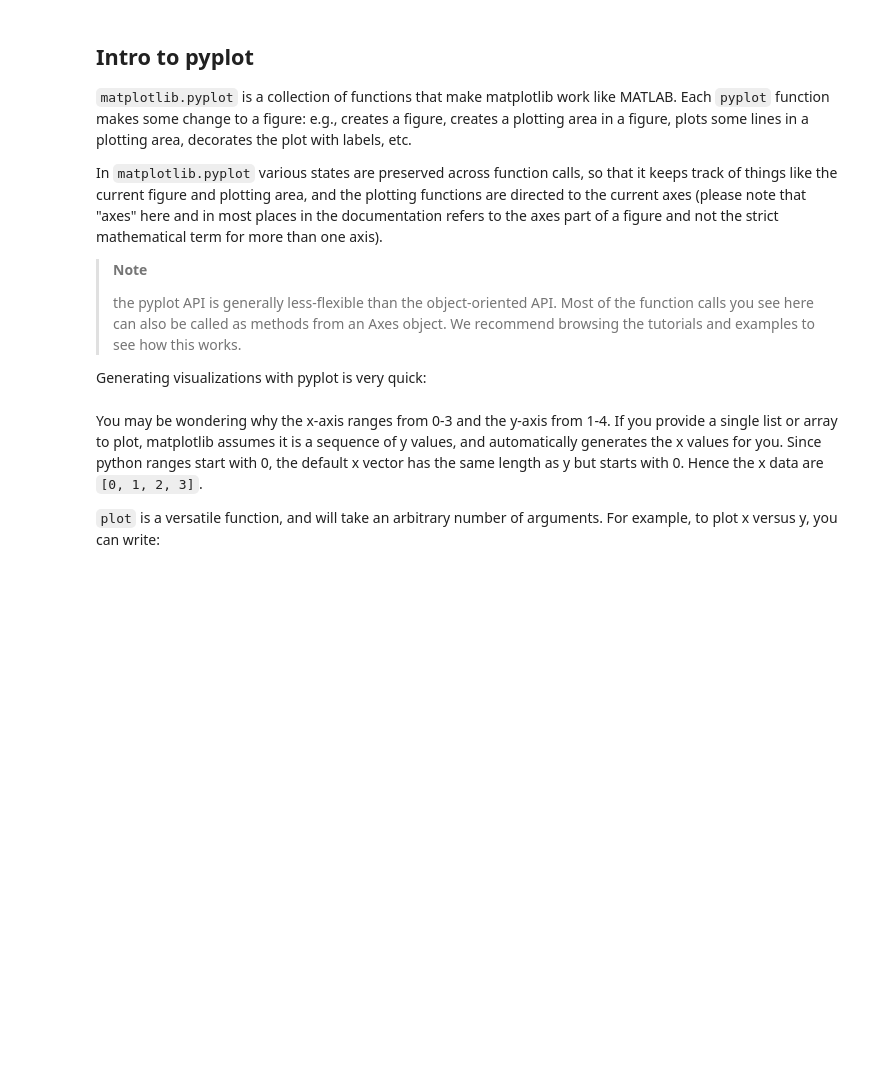
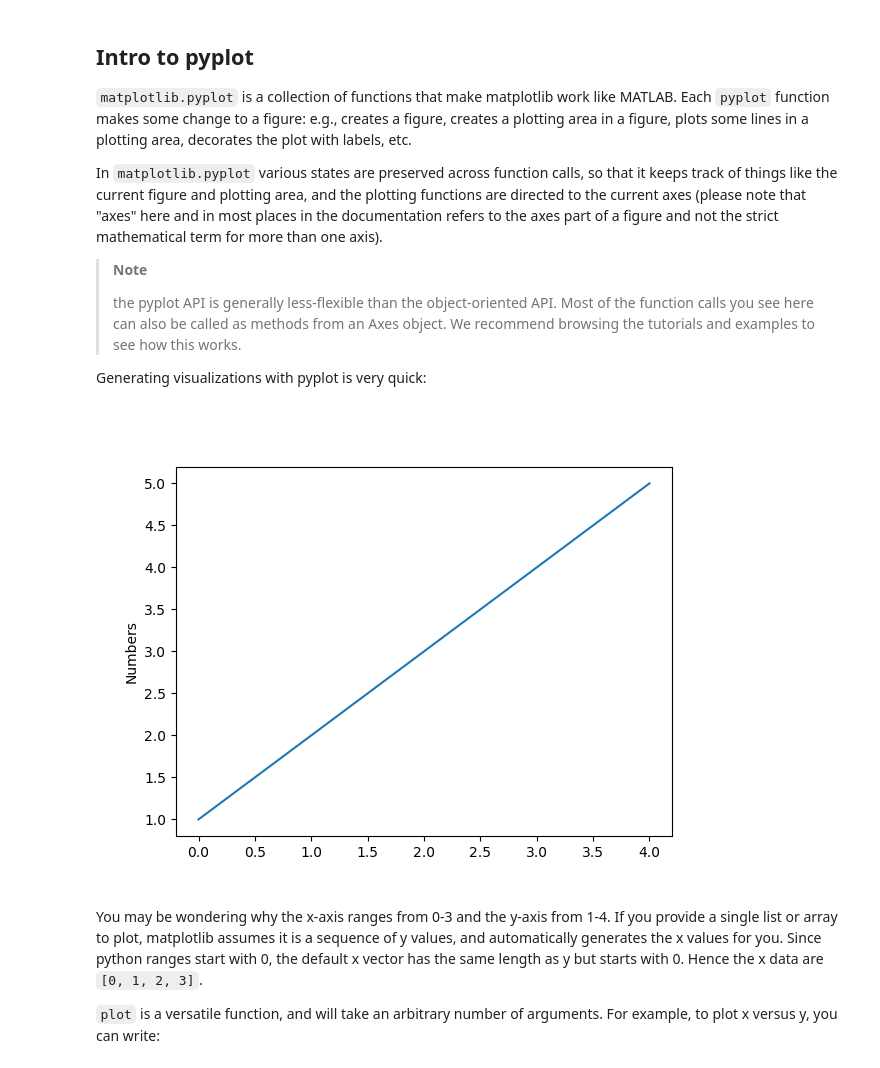
Before and after one commit to lostintangent/intro-to-ml, a Jupyter notebook: matplotlib.ipynb, the cells around one changed output. Saved outputs shown, nothing was run; the diff lists cells and outputs as text; code cells hidden in the pictures; blank space fills up the shorter version.

```diff
--- a/matplotlib.ipynb
+++ b/matplotlib.ipynb
@@ -17,9 +17,11 @@ In `matplotlib.pyplot` various states are preserved across function calls, so th
 Generating visualizations with pyplot is very quick:
 # %%
 import matplotlib.pyplot as plt
-plt.plot([1, 2, 3, 4])
+plt.plot([1, 2, 3, 4, 5])
 plt.ylabel('Numbers')
 plt.show()
+# %% [output]
+[figure, added]
 # %% [markdown]
 You may be wondering why the x-axis ranges from 0-3 and the y-axis from 1-4. If you provide a single list or array to plot, matplotlib assumes it is a sequence of y values, and automatically generates the x values for you. Since python ranges start with 0, the default x vector has the same length as y but starts with 0. Hence the x data are `[0, 1, 2, 3]`.
 
```
Also changed, not shown: parts of 5 cells of this notebook, 1 other file.
